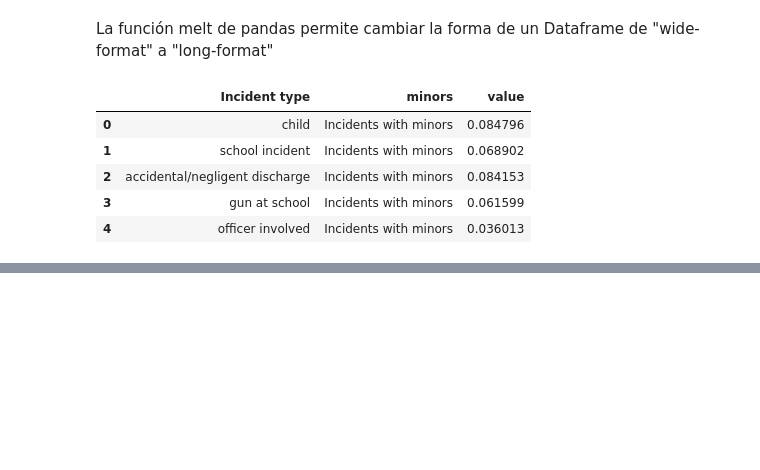
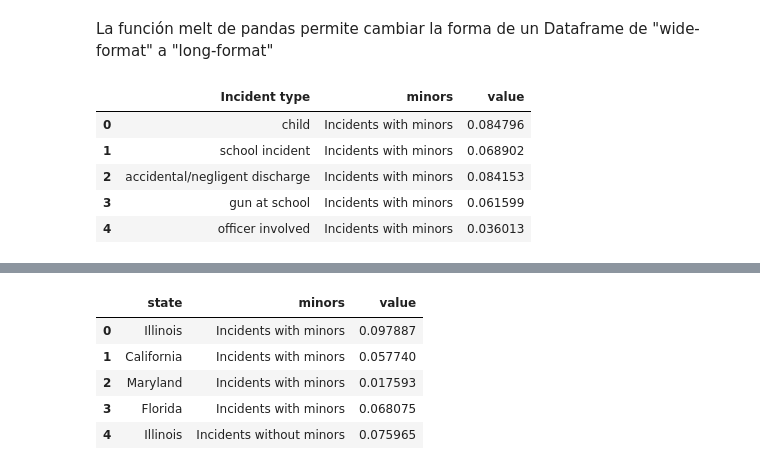
Before and after one commit to LuisG0/gun_violence_dataset, a Jupyter notebook: minors_involved_analysis_juanCarlos.ipynb, the cells around one changed output, grey strips where cells are left out. Cells and saved outputs as stored; diff of their text form; code cells hidden in the pictures; blank space fills up the shorter version.

```diff
--- a/minors_involved_analysis_juanCarlos.ipynb
+++ b/minors_involved_analysis_juanCarlos.ipynb
@@ -236,0 +351,2 @@ fig.show()
+# %%
+incidents_per_state_combined = incidents_per_state_combined[0:4]
@@ -236,0 +355,12 @@ fig.show()
+# %%
+incidents_per_state_combined = incidents_per_state_combined.drop(labels=['difference'], axis=1)
+incidents_per_state_combined = pd.melt(incidents_per_state_combined, id_vars=['state'], var_name='minors', value_name='value')
+# %%
+incidents_per_state_combined.head()
+# %% [output]
+|  | state | minors | value |
+| 0 | Illinois | Incidents with minors | 0.097887 |
+| 1 | California | Incidents with minors | 0.057740 |
+| 2 | Maryland | Incidents with minors | 0.017593 |
+| 3 | Florida | Incidents with minors | 0.068075 |
+| 4 | Illinois | Incidents without minors | 0.075965 |
```
Also changed, not shown: parts of 26 cells of this notebook.
